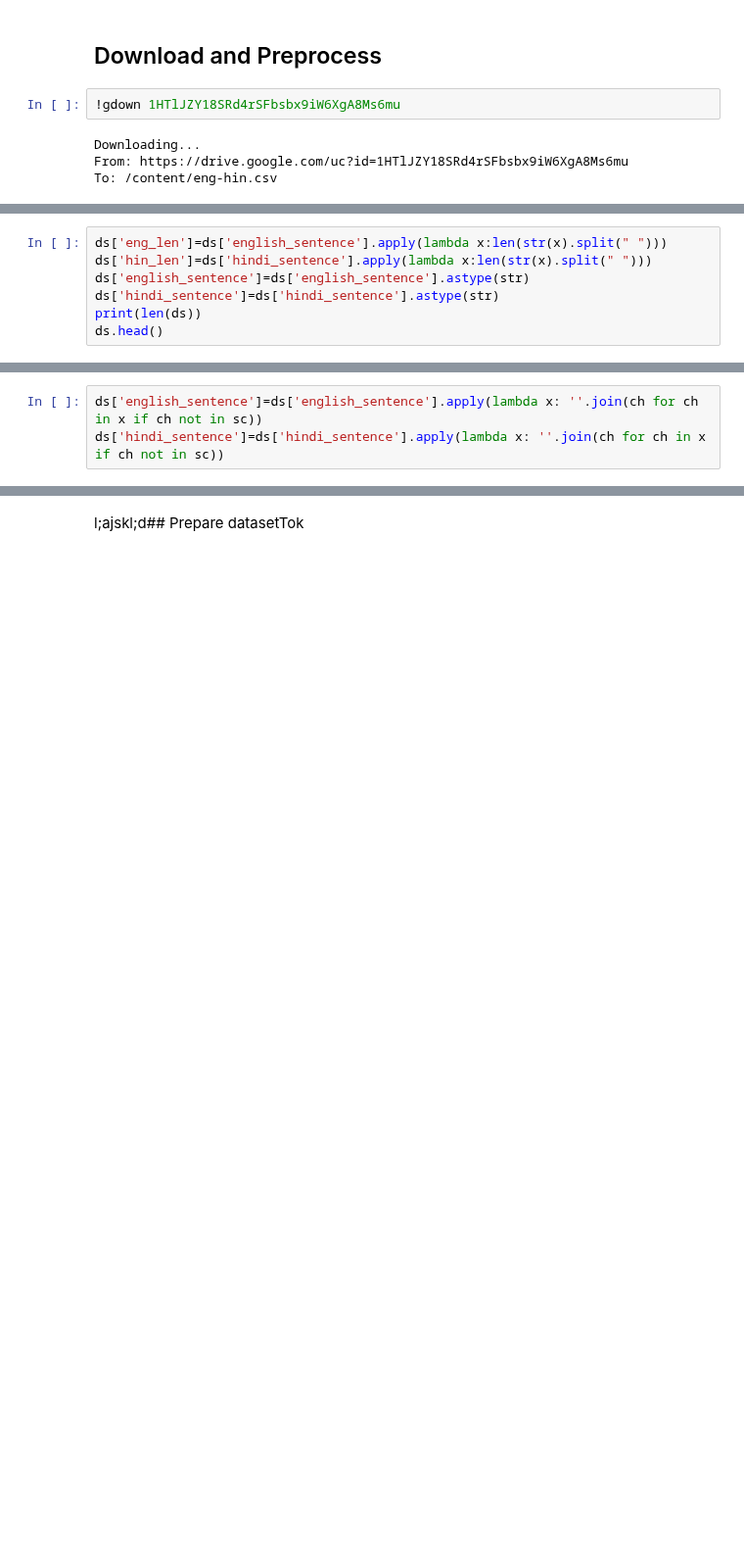
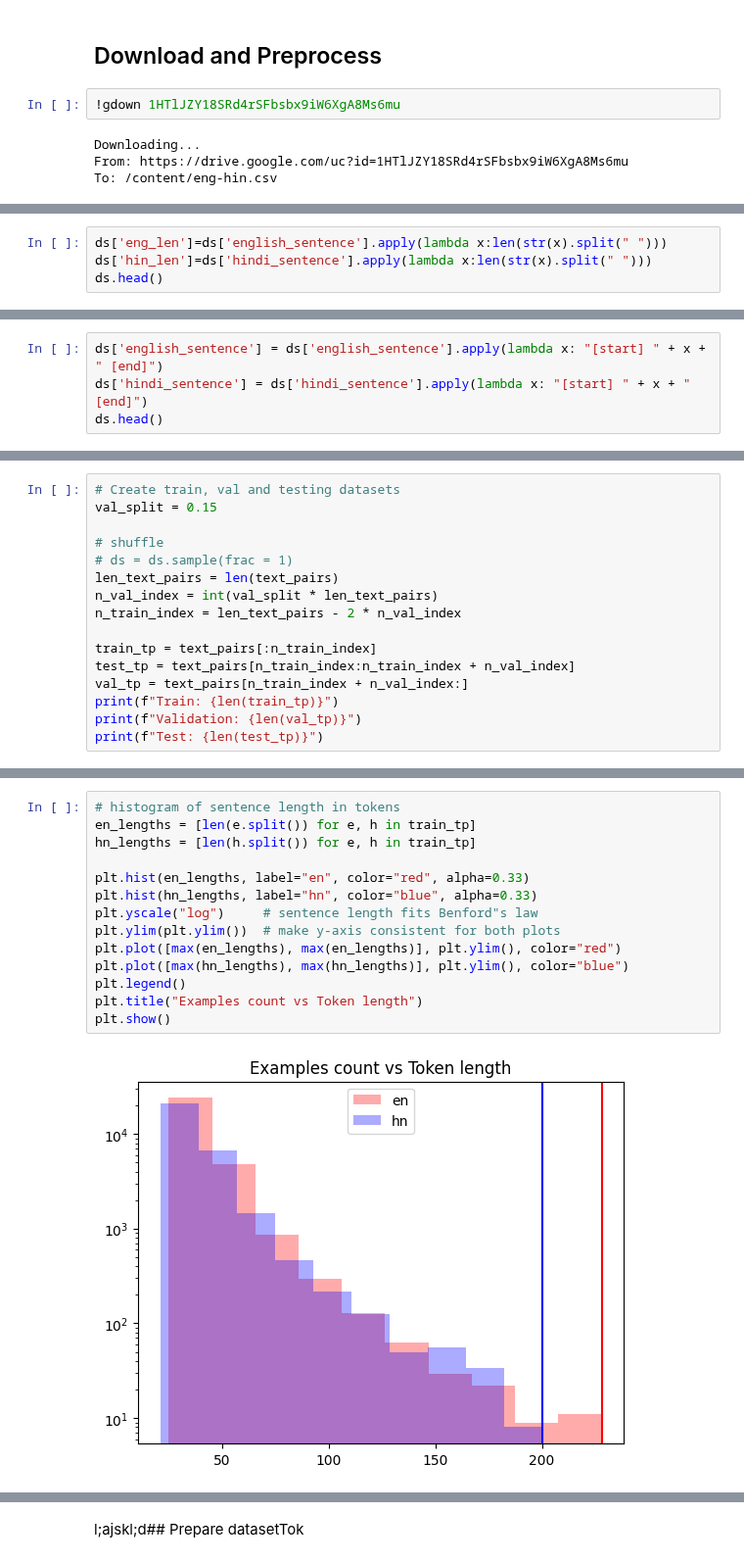
Before and after one commit to sriksmachi/sriksml, a Jupyter notebook: genai/transformers_101_nmt_eng_hin.ipynb, the cells around one changed output, grey strips where cells are left out. Shown at 98% size. Cells and saved outputs as stored; diff of their text form; blank space fills up the shorter version.

```diff
--- a/genai/transformers_101_nmt_eng_hin.ipynb
+++ b/genai/transformers_101_nmt_eng_hin.ipynb
@@ -71,8 +73,5 @@ ds.head()
 # %%
 ds['eng_len']=ds['english_sentence'].apply(lambda x:len(str(x).split(" ")))
 ds['hin_len']=ds['hindi_sentence'].apply(lambda x:len(str(x).split(" ")))
-ds['english_sentence']=ds['english_sentence'].astype(str)
-ds['hindi_sentence']=ds['hindi_sentence'].astype(str)
-print(len(ds))
 ds.head()
 # %% [output]
@@ -104,3 +90,4 @@ sc = list(set(string.punctuation))
 # %%
-ds['english_sentence']=ds['english_sentence'].apply(lambda x: ''.join(ch for ch in x if ch not in sc))
-ds['hindi_sentence']=ds['hindi_sentence'].apply(lambda x: ''.join(ch for ch in x if ch not in sc))
+ds['english_sentence'] = ds['english_sentence'].apply(lambda x: "[start] " + x + " [end]")
+ds['hindi_sentence'] = ds['hindi_sentence'].apply(lambda x: "[start] " + x + " [end]")
+ds.head()
@@ -144,0 +118,16 @@ with open("text_pairs.pickle", "wb") as fp:
+# %%
+# Create train, val and testing datasets
+val_split = 0.15
+
+# shuffle
+# ds = ds.sample(frac = 1)
+len_text_pairs = len(text_pairs)
+n_val_index = int(val_split * len_text_pairs)
+n_train_index = len_text_pairs - 2 * n_val_index
+
+train_tp = text_pairs[:n_train_index]
+test_tp = text_pairs[n_train_index:n_train_index + n_val_index]
+val_tp = text_pairs[n_train_index + n_val_index:]
+print(f"Train: {len(train_tp)}")
+print(f"Validation: {len(val_tp)}")
+print(f"Test: {len(test_tp)}")
@@ -145 +147,17 @@ with open("text_pairs.pickle", "wb") as fp:
+# %%
+# histogram of sentence length in tokens
+en_lengths = [len(e.split()) for e, h in train_tp]
+hn_lengths = [len(h.split()) for e, h in train_tp]
+
+plt.hist(en_lengths, label="en", color="red", alpha=0.33)
+plt.hist(hn_lengths, label="hn", color="blue", alpha=0.33)
+plt.yscale("log")     # sentence length fits Benford"s law
+plt.ylim(plt.ylim())  # make y-axis consistent for both plots
+plt.plot([max(en_lengths), max(en_lengths)], plt.ylim(), color="red")
+plt.plot([max(hn_lengths), max(hn_lengths)], plt.ylim(), color="blue")
+plt.legend()
+plt.title("Examples count vs Token length")
+plt.show()
+# %% [output]
+[figure, added]
 # %%
```
Also changed, not shown: parts of 37 cells of this notebook.
